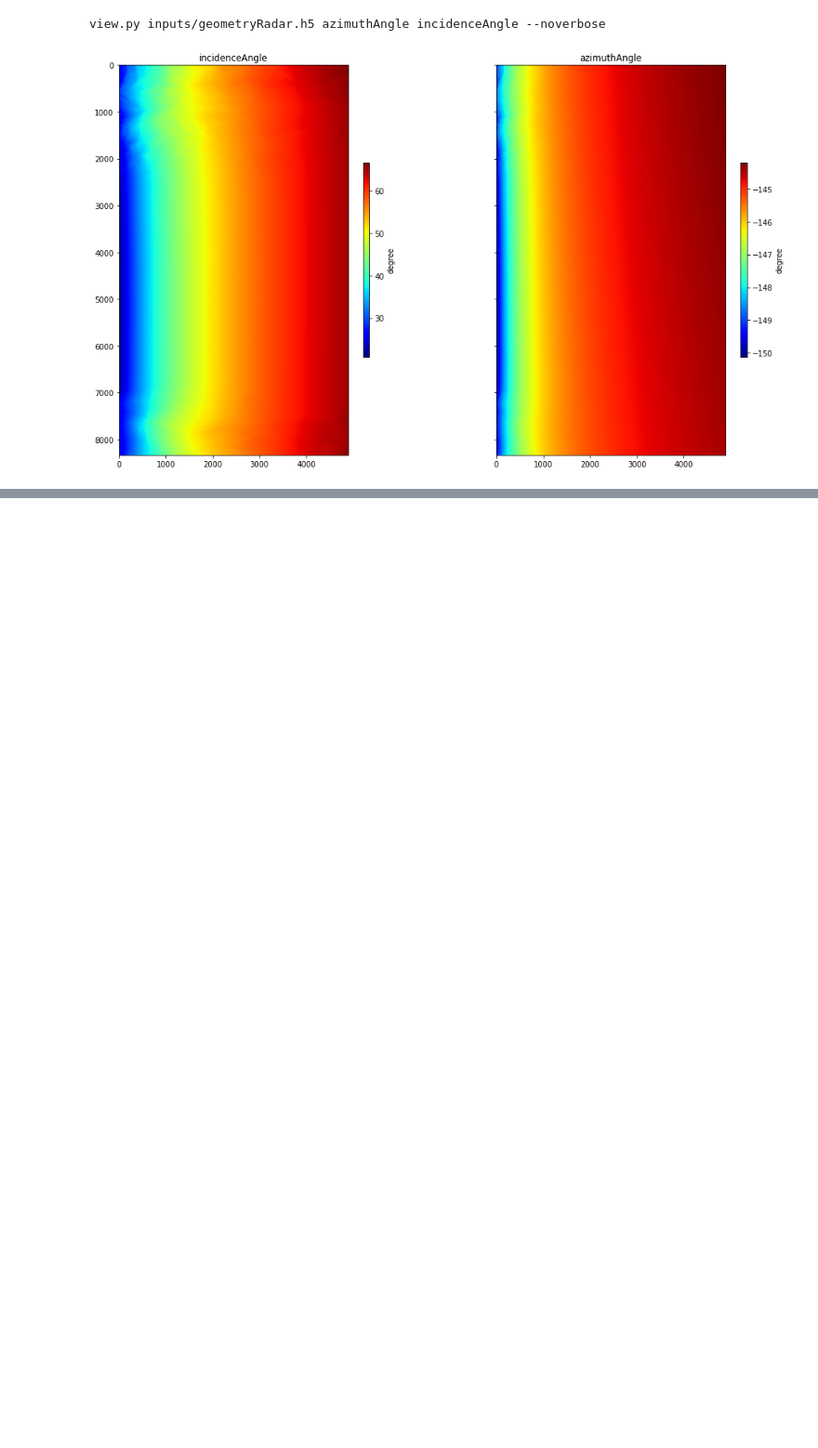
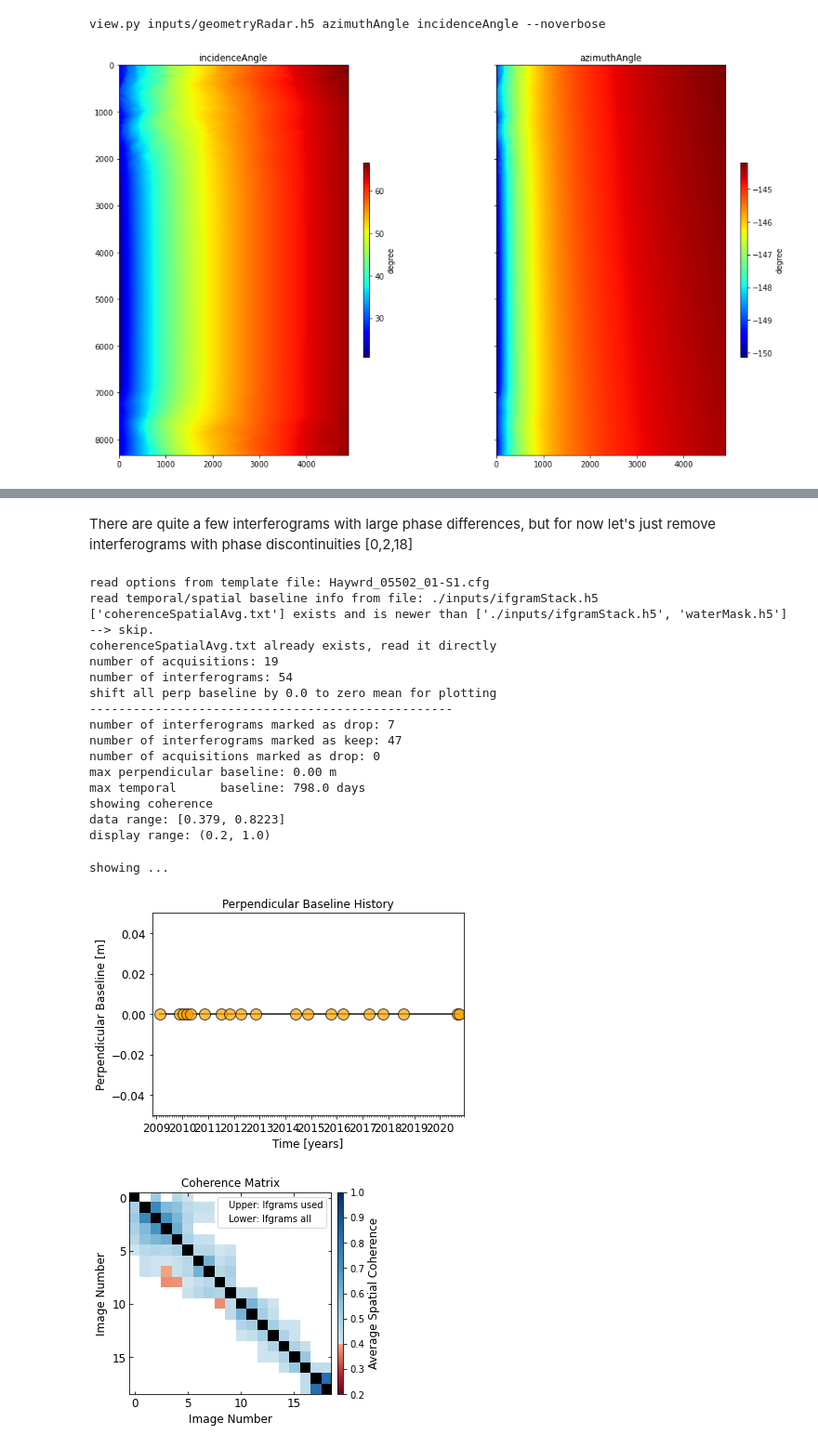
Before and after one commit to forrestfwilliams/UAVSAR_InSAR, a Jupyter notebook: mintpy_processing.ipynb, the cells around one changed output, grey strips where cells are left out. Shown at 93% size. Saved outputs shown, nothing was run; the diff lists cells and outputs as text; code cells hidden in the pictures; blank space fills up the shorter version.

```diff
--- a/mintpy_processing.ipynb
+++ b/mintpy_processing.ipynb
@@ -94,0 +168,24 @@ Outputs look good!
+# %% [markdown]
+There are quite a few interferograms with large phase differences, but for now let's just remove interferograms with phase discontinuities [0,2,18]
+# %%
+plot_network.main('./inputs/ifgramStack.h5 -t ../JPL_internship/Haywrd_05502_01-S1.cfg'.split())
+# %% [output]
+read options from template file: Haywrd_05502_01-S1.cfg
+read temporal/spatial baseline info from file: ./inputs/ifgramStack.h5
+['coherenceSpatialAvg.txt'] exists and is newer than ['./inputs/ifgramStack.h5', 'waterMask.h5'] --> skip.
+coherenceSpatialAvg.txt already exists, read it directly
+number of acquisitions: 19
+number of interferograms: 54
+shift all perp baseline by 0.0 to zero mean for plotting
+--------------------------------------------------
+number of interferograms marked as drop: 7
+number of interferograms marked as keep: 47
+number of acquisitions marked as drop: 0
+max perpendicular baseline: 0.00 m
+max temporal      baseline: 798.0 days
+showing coherence
+data range: [0.379, 0.8223]
+display range: (0.2, 1.0)
+showing ...
+[figure, added]
+[figure, added]
```
Also changed, not shown: parts of 56 cells of this notebook, 1 other file.
